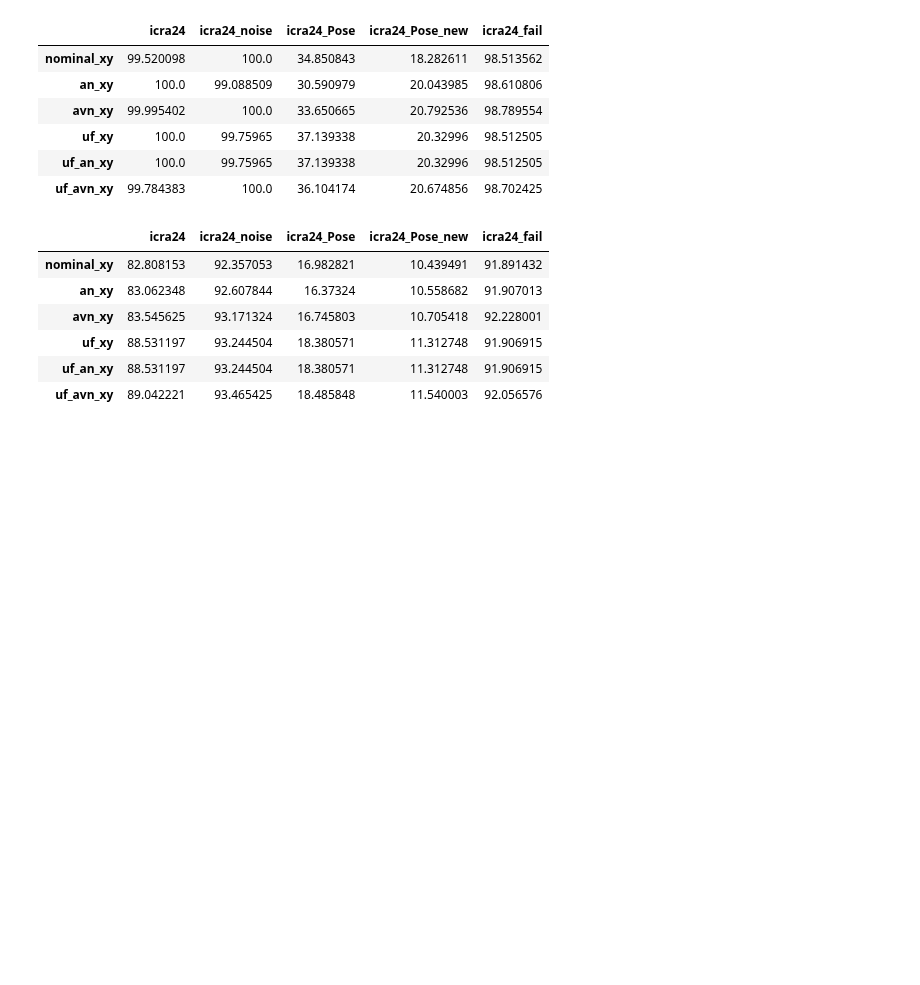
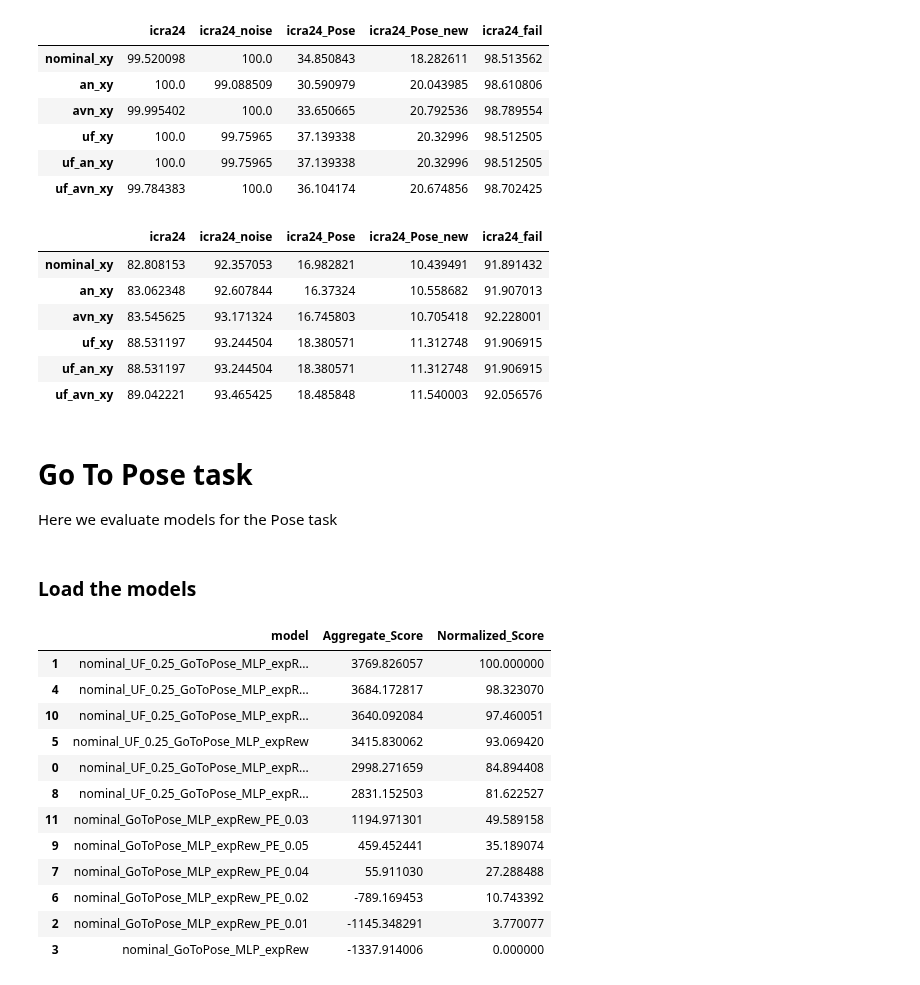
Before and after one commit to elharirymatteo/RANS, a Jupyter notebook: omniisaacgymenvs/utils/eval_multi_models.ipynb, the cells around one changed output. Drawn from its saved outputs; the diff is of its cells as text; code cells hidden in the pictures; blank space fills up the shorter version.

```diff
--- a/omniisaacgymenvs/utils/eval_multi_models.ipynb
+++ b/omniisaacgymenvs/utils/eval_multi_models.ipynb
@@ -313,3 +334,44 @@ avg_scores_by_env
 | uf_xy | 88.531197 | 93.244504 | 18.380571 | 11.312748 | 91.906915 |
 | uf_an_xy | 88.531197 | 93.244504 | 18.380571 | 11.312748 | 91.906915 |
 | uf_avn_xy | 89.042221 | 93.465425 | 18.485848 | 11.540003 | 92.056576 |
+# %% [markdown]
+# Go To Pose task
+
+Here we evaluate models for the Pose task
+# %% [markdown]
+### Load the models
+# %%
+# Loading all the evaluation results
+
+model_folders = ['icra24_Pose_new']
+pose_eval_environments = ['nominal_pose', 'an_pose', 'avn_pose', 'uf_pose', 'uf_an_pose', 'uf_avn_pose']
+
+# create a nested dictionary for the model folders
+pose_models_dict = {folder: {env: [] for env in pose_eval_environments} for folder in model_folders}
+# Nominal models
+for _, folder in enumerate(tqdm(model_folders)):
+    for env in pose_eval_environments:
+        df = pd.read_csv("../evaluations/"+folder+"/"+env+".csv", index_col=[0])
+        if (folder is 'icra24_fail') or (folder is 'icra24_Pose'):
+            # merge the df with and without BB
+            df_BB = pd.read_csv("../evaluations/"+folder+"/"+env+"_BB.csv", index_col=[0])
+            df = pd.concat([df, df_BB])
+            print(f'total number of episodes in merged df for folder {folder}: {len(df)}')
+        pose_models_dict[folder][env].append(df)
+# %%
+res_Pose_new = get_aggregate_score_df(pose_models_dict['icra24_Pose_new']['nominal_pose'][0])
+res_Pose_new
+# %% [output]
+|  | model | Aggregate_Score | Normalized_Score |
+| 1 | nominal_UF_0.25_GoToPose_MLP_expR... | 3769.826057 | 100.000000 |
+| 4 | nominal_UF_0.25_GoToPose_MLP_expR... | 3684.172817 | 98.323070 |
+| 10 | nominal_UF_0.25_GoToPose_MLP_expR... | 3640.092084 | 97.460051 |
+| 5 | nominal_UF_0.25_GoToPose_MLP_expRew | 3415.830062 | 93.069420 |
+| 0 | nominal_UF_0.25_GoToPose_MLP_expR... | 2998.271659 | 84.894408 |
+| 8 | nominal_UF_0.25_GoToPose_MLP_expR... | 2831.152503 | 81.622527 |
+| 11 | nominal_GoToPose_MLP_expRew_PE_0.03 | 1194.971301 | 49.589158 |
+| 9 | nominal_GoToPose_MLP_expRew_PE_0.05 | 459.452441 | 35.189074 |
+| 7 | nominal_GoToPose_MLP_expRew_PE_0.04 | 55.911030 | 27.288488 |
+| 6 | nominal_GoToPose_MLP_expRew_PE_0.02 | -789.169453 | 10.743392 |
+| 2 | nominal_GoToPose_MLP_expRew_PE_0.01 | -1145.348291 | 3.770077 |
+| 3 | nominal_GoToPose_MLP_expRew | -1337.914006 | 0.000000 |
```
Also changed, not shown: parts of 5 cells of this notebook, 3 other files.
